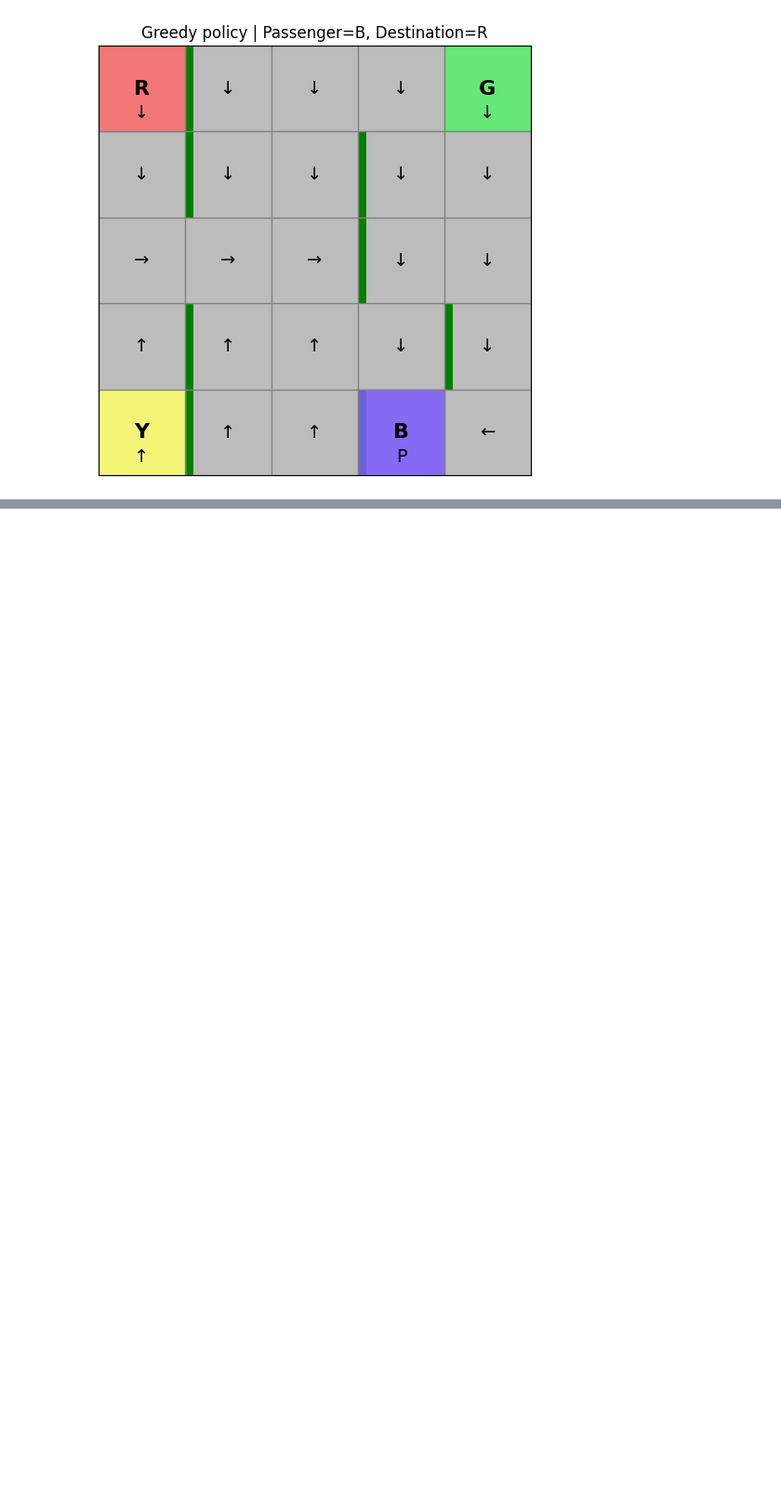
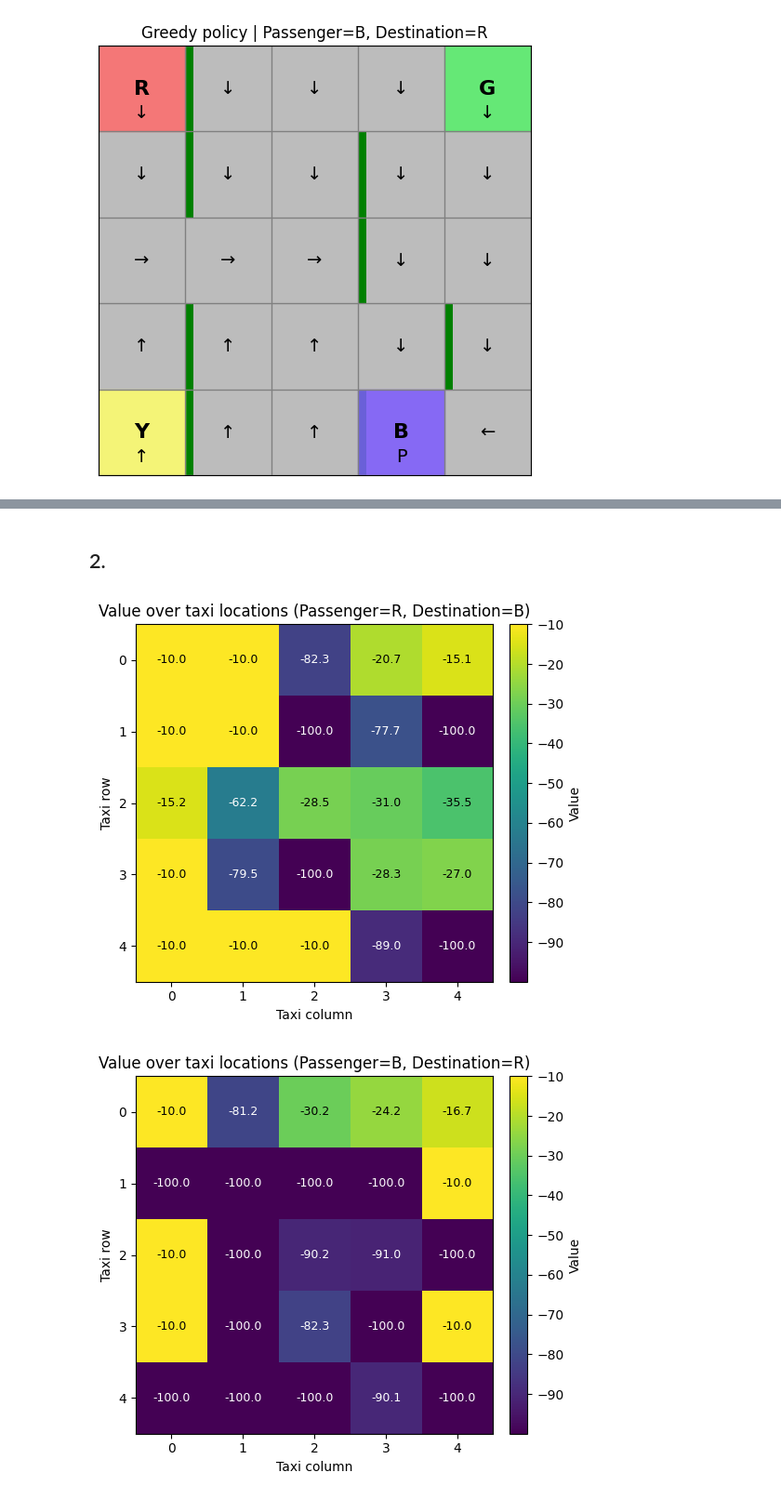
Before and after one commit to AlexandreBrown/RL-Learning-From-Data, a Jupyter notebook: hw2_starter_code(taxi).ipynb, the cells around one changed output, grey strips where cells are left out. Shown at 93% size. Drawn from its saved outputs; the diff is of its cells as text; code cells hidden in the pictures; blank space fills up the shorter version.

```diff
--- a/hw2_starter_code(taxi).ipynb
+++ b/hw2_starter_code(taxi).ipynb
@@ -466,0 +555,56 @@ visualize_policy_for_pair(q_final, passenger='B', destination='R')
+# %% [markdown]
+## 2.
+# %%
+LOC_IDX = {'R': 0, 'G': 1, 'Y': 2, 'B': 3, 'IN_TAXI': 4}
+
+def encode_state(taxi_row, taxi_col, pass_loc_idx, dest_idx):
+    i = taxi_row
+    i *= 5
+    i += taxi_col
+    i *= 5
+    i += pass_loc_idx
+    i *= 4
+    i += dest_idx
+    return i
+
+def value_grid_from_V(V_pi, passenger='R', destination='B'):
+    p = LOC_IDX[passenger]
+    d = LOC_IDX[destination]
+    assert d in (0,1,2,3), "Destination must be R/G/Y/B (not IN_TAXI)."
+
+    grid = np.zeros((5,5), dtype=float)
+    for r in range(5):
+        for c in range(5):
+            s = encode_state(r, c, p, d)
+            grid[r, c] = V_pi[s]
+    return grid
+
+def plot_value_grid(grid, title):
+    plt.figure(figsize=(5.5,4.8))
+    im = plt.imshow(grid, origin='upper', cmap='viridis')
+    plt.colorbar(im, fraction=0.046, pad=0.04, label="Value")
+
+    vmin, vmax = np.min(grid), np.max(grid)
+    threshold = vmin + 0.6 * (vmax - vmin)
+
+    for r in range(grid.shape[0]):
+        for c in range(grid.shape[1]):
+            color = "black" if grid[r, c] > threshold else "white"
+            plt.text(c, r, f"{grid[r,c]:.1f}", ha='center', va='center', color=color, fontsize=9)
+
+    plt.xticks(range(5)); plt.yticks(range(5))
+    plt.xlabel("Taxi column"); plt.ylabel("Taxi row")
+    plt.title(title)
+    plt.tight_layout()
+    plt.show()
+
+V_pi = V_pi_rands[0]
+
+grid_RB = value_grid_from_V(V_pi, passenger='R', destination='B')
+plot_value_grid(grid_RB, "Value over taxi locations (Passenger=R, Destination=B)")
+
+grid_BR = value_grid_from_V(V_pi, passenger='B', destination='R')
+plot_value_grid(grid_BR, "Value over taxi locations (Passenger=B, Destination=R)")
+# %% [output]
+[figure, added]
+[figure, added]
```
Also changed, not shown: parts of 27 cells of this notebook.
